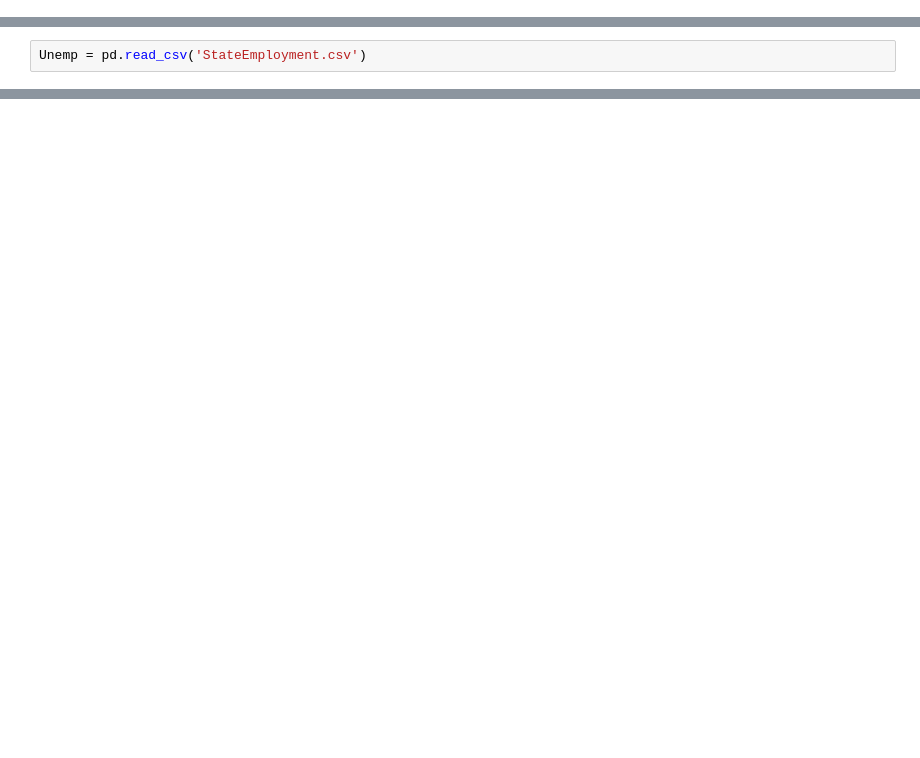
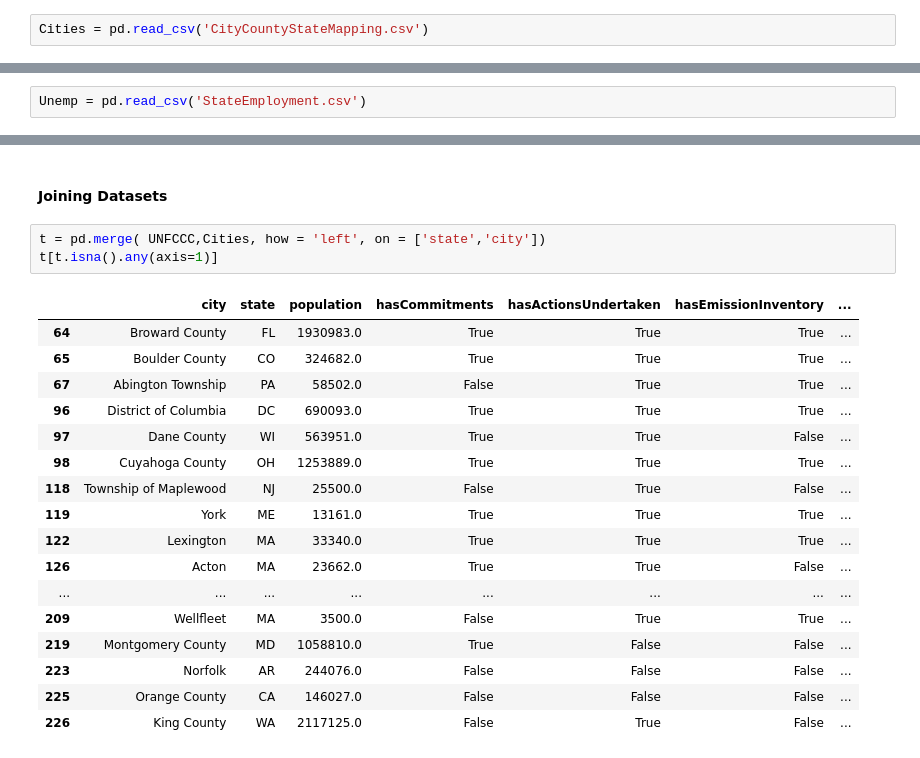
Before and after one commit to paulroconnor/UNFCCC-Econometric-Analysis, a Jupyter notebook: DataPreparation.ipynb, the cells around one changed output, grey strips where cells are left out. Drawn from its saved outputs; the diff is of its cells as text; blank space fills up the shorter version.

```diff
--- a/DataPreparation.ipynb
+++ b/DataPreparation.ipynb
@@ -13,0 +20,2 @@ import re
+# %%
+Cities = pd.read_csv('CityCountyStateMapping.csv')
@@ -120,0 +159,23 @@ Unemp.head()
+# %% [markdown]
+#### Joining Datasets
+# %%
+t = pd.merge( UNFCCC,Cities, how = 'left', on = ['state','city'])
+t[t.isna().any(axis=1)]
+# %% [output]
+|  | city | state | population | hasCommitments | hasActionsUndertaken | hasEmissionInventory | ... |
+| 64 | Broward County | FL | 1930983.0 | True | True | True | ... |
+| 65 | Boulder County | CO | 324682.0 | True | True | True | ... |
+| 67 | Abington Township | PA | 58502.0 | False | True | True | ... |
+| 96 | District of Columbia | DC | 690093.0 | True | True | True | ... |
+| 97 | Dane County | WI | 563951.0 | True | True | False | ... |
+| 98 | Cuyahoga County | OH | 1253889.0 | True | True | True | ... |
+| 118 | Township of Maplewood | NJ | 25500.0 | False | True | False | ... |
+| 119 | York | ME | 13161.0 | True | True | True | ... |
+| 122 | Lexington | MA | 33340.0 | True | True | True | ... |
+| 126 | Acton | MA | 23662.0 | True | True | False | ... |
+| ... | ... | ... | ... | ... | ... | ... | ... |
+| 209 | Wellfleet | MA | 3500.0 | False | True | True | ... |
+| 219 | Montgomery County | MD | 1058810.0 | True | False | False | ... |
+| 223 | Norfolk | AR | 244076.0 | False | False | False | ... |
+| 225 | Orange County | CA | 146027.0 | False | False | False | ... |
+| 226 | King County | WA | 2117125.0 | False | True | False | ... |
```
Also changed, not shown: parts of 19 cells of this notebook.
